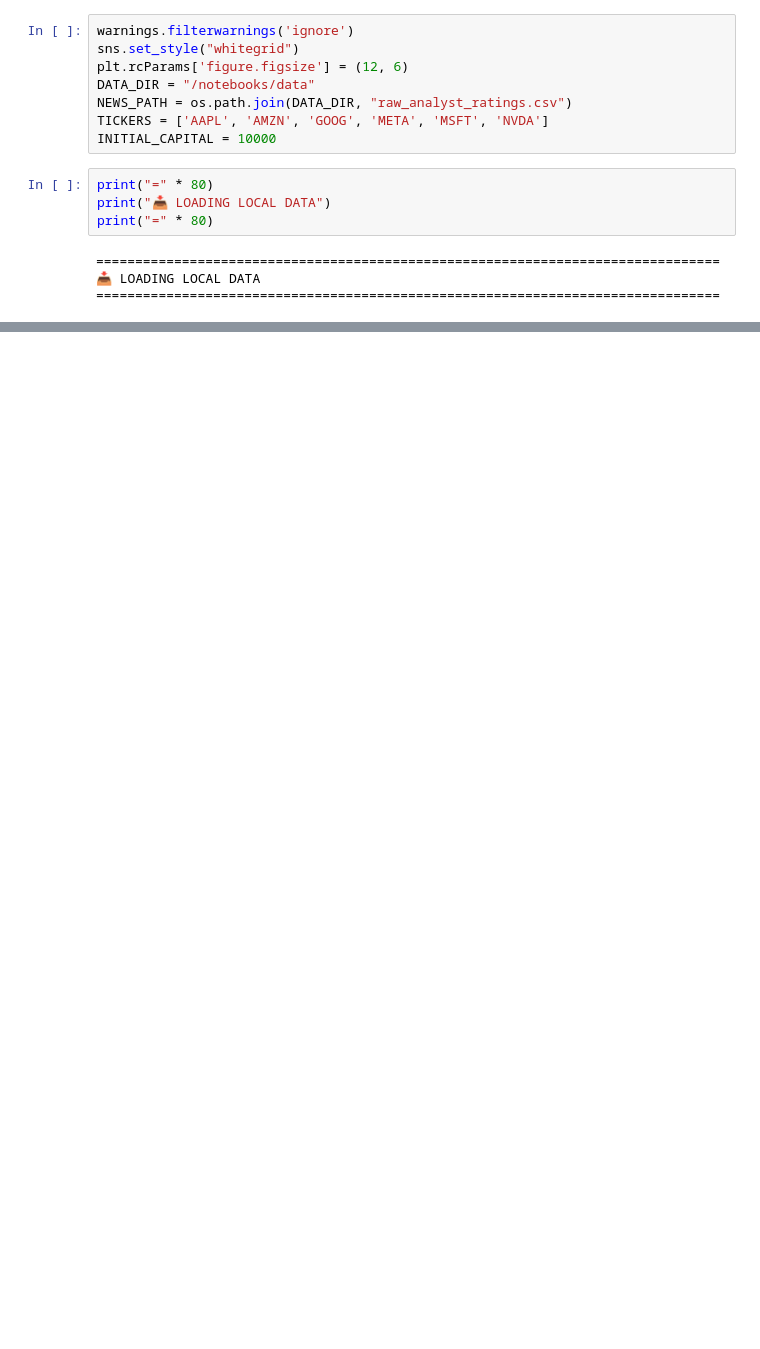
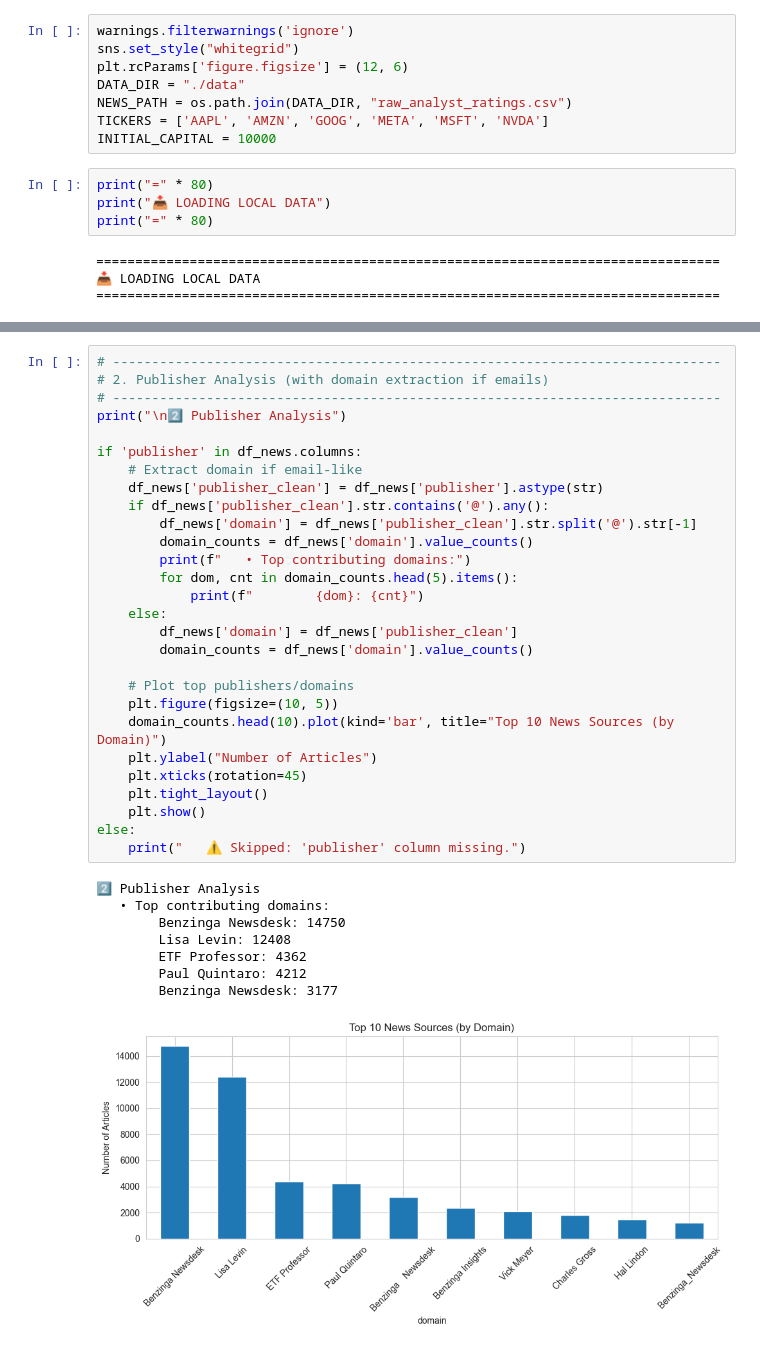
Before and after one commit to nahdes/Predicting-Price-Moves, a Jupyter notebook: notebooks/main.ipynb, the cells around one changed output, grey strips where cells are left out. Drawn from its saved outputs; the diff is of its cells as text; blank space fills up the shorter version.

Commit message:
initial analysis

```diff
--- a/notebooks/main.ipynb
+++ b/notebooks/main.ipynb
@@ -16,7 +16,7 @@ from sklearn.feature_extraction.text import CountVectorizer
 warnings.filterwarnings('ignore')
 sns.set_style("whitegrid")
 plt.rcParams['figure.figsize'] = (12, 6)
-DATA_DIR = "/notebooks/data"
+DATA_DIR = "./data"
 NEWS_PATH = os.path.join(DATA_DIR, "raw_analyst_ratings.csv")
 TICKERS = ['AAPL', 'AMZN', 'GOOG', 'META', 'MSFT', 'NVDA']
 INITIAL_CAPITAL = 10000
@@ -79,0 +100,37 @@ NameError: name 'NEWS_PATH' is not defined
+# %%
+# ------------------------------------------------------------------------------
+# 2. Publisher Analysis (with domain extraction if emails)
+# ------------------------------------------------------------------------------
+print("\n2️⃣ Publisher Analysis")
+
+if 'publisher' in df_news.columns:
+    # Extract domain if email-like
+    df_news['publisher_clean'] = df_news['publisher'].astype(str)
+    if df_news['publisher_clean'].str.contains('@').any():
+        df_news['domain'] = df_news['publisher_clean'].str.split('@').str[-1]
+        domain_counts = df_news['domain'].value_counts()
+        print(f"   • Top contributing domains:")
+        for dom, cnt in domain_counts.head(5).items():
+            print(f"        {dom}: {cnt}")
+    else:
+        df_news['domain'] = df_news['publisher_clean']
+        domain_counts = df_news['domain'].value_counts()
+
+    # Plot top publishers/domains
+    plt.figure(figsize=(10, 5))
+    domain_counts.head(10).plot(kind='bar', title="Top 10 News Sources (by Domain)")
+    plt.ylabel("Number of Articles")
+    plt.xticks(rotation=45)
+    plt.tight_layout()
+    plt.show()
+else:
+    print("   ⚠️ Skipped: 'publisher' column missing.")
+# %% [output]
+2️⃣ Publisher Analysis
+   • Top contributing domains:
+        Benzinga Newsdesk: 14750
+        Lisa Levin: 12408
+        ETF Professor: 4362
+        Paul Quintaro: 4212
+        Benzinga Newsdesk: 3177
+[figure, added]
```
Also changed, not shown: parts of 5 cells of this notebook.
